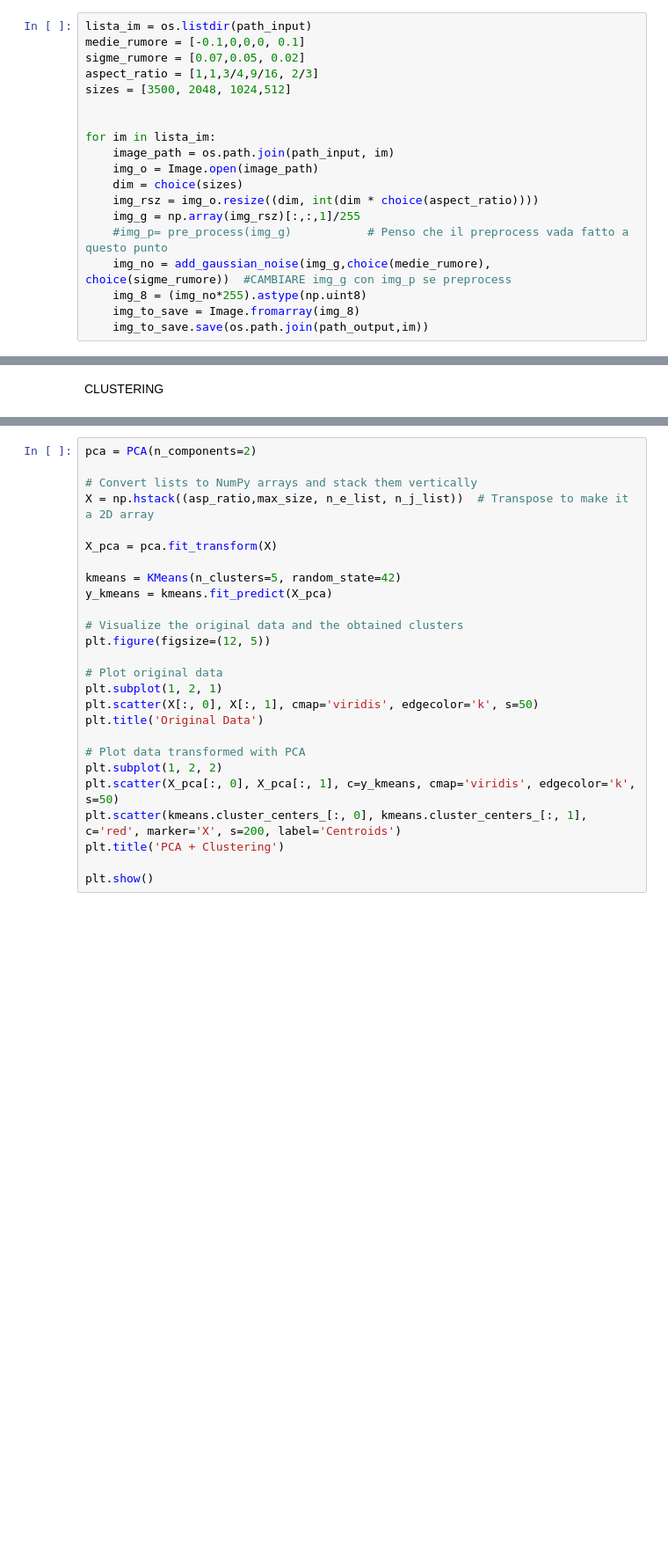
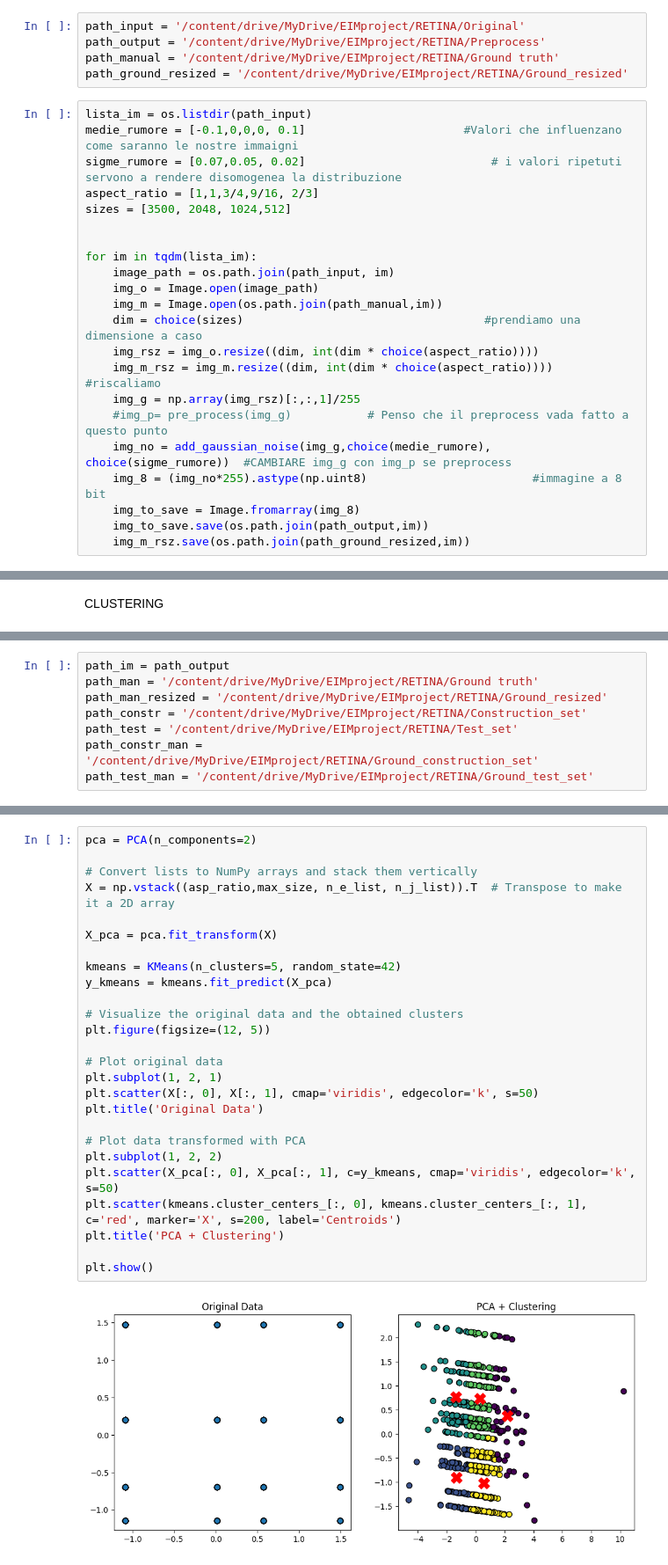
Before and after one commit to TSechi78-2/Retina_project, a Jupyter notebook: Resize_noise_pp_clustering.ipynb, the cells around one changed output, grey strips where cells are left out. Shown at 88% size. Cells and saved outputs as stored; diff of their text form; blank space fills up the shorter version.

```diff
--- a/Resize_noise_pp_clustering.ipynb
+++ b/Resize_noise_pp_clustering.ipynb
@@ -143,19 +167,27 @@ path_output = 'C:\\Users\\Lenovo\\OneDrive\\Desktop\\Prova'
+# %%
+path_input = '/content/drive/MyDrive/EIMproject/RETINA/Original'
+path_output = '/content/drive/MyDrive/EIMproject/RETINA/Preprocess'
+path_manual = '/content/drive/MyDrive/EIMproject/RETINA/Ground truth'
+path_ground_resized = '/content/drive/MyDrive/EIMproject/RETINA/Ground_resized'
 # %%
 lista_im = os.listdir(path_input)
-medie_rumore = [-0.1,0,0,0, 0.1]
-sigme_rumore = [0.07,0.05, 0.02]
+medie_rumore = [-0.1,0,0,0, 0.1]                       #Valori che influenzano come saranno le nostre immaigni
+sigme_rumore = [0.07,0.05, 0.02]                           # i valori ripetuti servono a rendere disomogenea la distribuzione
 aspect_ratio = [1,1,3/4,9/16, 2/3]
 sizes = [3500, 2048, 1024,512]
 
 
-for im in lista_im:
+for im in tqdm(lista_im):
     image_path = os.path.join(path_input, im)
     img_o = Image.open(image_path)
-    dim = choice(sizes)
+    img_m = Image.open(os.path.join(path_manual,im))
+    dim = choice(sizes)                                   #prendiamo una dimensione a caso
     img_rsz = img_o.resize((dim, int(dim * choice(aspect_ratio))))
+    img_m_rsz = img_m.resize((dim, int(dim * choice(aspect_ratio))))           #riscaliamo
     img_g = np.array(img_rsz)[:,:,1]/255
     #img_p= pre_process(img_g)           # Penso che il preprocess vada fatto a questo punto
     img_no = add_gaussian_noise(img_g,choice(medie_rumore), choice(sigme_rumore))  #CAMBIARE img_g con img_p se preprocess
-    img_8 = (img_no*255).astype(np.uint8)
+    img_8 = (img_no*255).astype(np.uint8)                        #immagine a 8 bit
     img_to_save = Image.fromarray(img_8)
     img_to_save.save(os.path.join(path_output,im))
+    img_m_rsz.save(os.path.join(path_ground_resized,im))
@@ -222,3 +263,11 @@ path_test = ''
+# %%
+path_im = path_output
+path_man = '/content/drive/MyDrive/EIMproject/RETINA/Ground truth'
+path_man_resized = '/content/drive/MyDrive/EIMproject/RETINA/Ground_resized'
+path_constr = '/content/drive/MyDrive/EIMproject/RETINA/Construction_set'
+path_test = '/content/drive/MyDrive/EIMproject/RETINA/Test_set'
+path_constr_man = '/content/drive/MyDrive/EIMproject/RETINA/Ground_construction_set'
+path_test_man = '/content/drive/MyDrive/EIMproject/RETINA/Ground_test_set'
 # %%
 list_im = os.listdir(path_im)
 list_man = os.listdir(path_man)
@@ -253,29 +305,31 @@ n_j_list = (n_j_list - np.mean(n_j_list))/np.std(n_j_list)
 # %%
 pca = PCA(n_components=2)
 
 # Convert lists to NumPy arrays and stack them vertically
-X = np.hstack((asp_ratio,max_size, n_e_list, n_j_list))  # Transpose to make it a 2D array
+X = np.vstack((asp_ratio,max_size, n_e_list, n_j_list)).T  # Transpose to make it a 2D array
 
 X_pca = pca.fit_transform(X)
 
 kmeans = KMeans(n_clusters=5, random_state=42)
 y_kmeans = kmeans.fit_predict(X_pca)
 
 # Visualize the original data and the obtained clusters
 plt.figure(figsize=(12, 5))
 
 # Plot original data
 plt.subplot(1, 2, 1)
 plt.scatter(X[:, 0], X[:, 1], cmap='viridis', edgecolor='k', s=50)
 plt.title('Original Data')
 
 # Plot data transformed with PCA
 plt.subplot(1, 2, 2)
 plt.scatter(X_pca[:, 0], X_pca[:, 1], c=y_kmeans, cmap='viridis', edgecolor='k', s=50)
 plt.scatter(kmeans.cluster_centers_[:, 0], kmeans.cluster_centers_[:, 1], c='red', marker='X', s=200, label='Centroids')
 plt.title('PCA + Clustering')
 
 plt.show()
+# %% [output]
+[figure, added]
 # %%
 inertias = []
 
```
Also changed, not shown: parts of 12 cells of this notebook.
